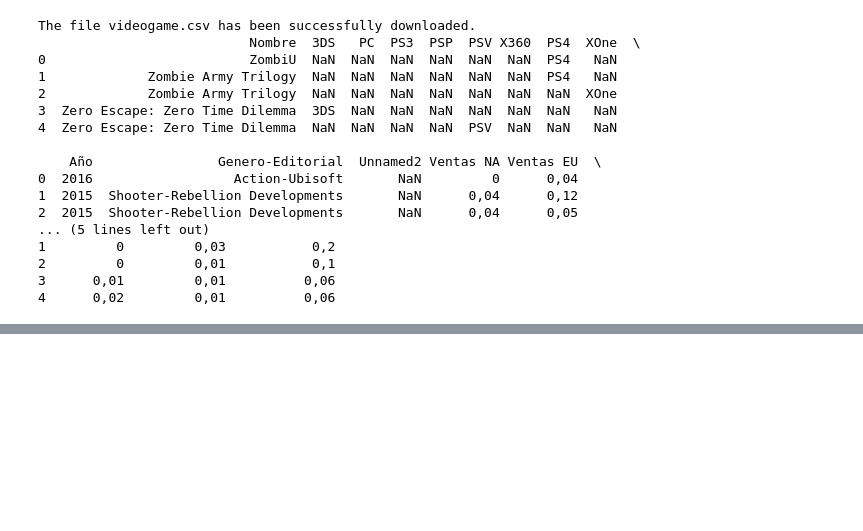
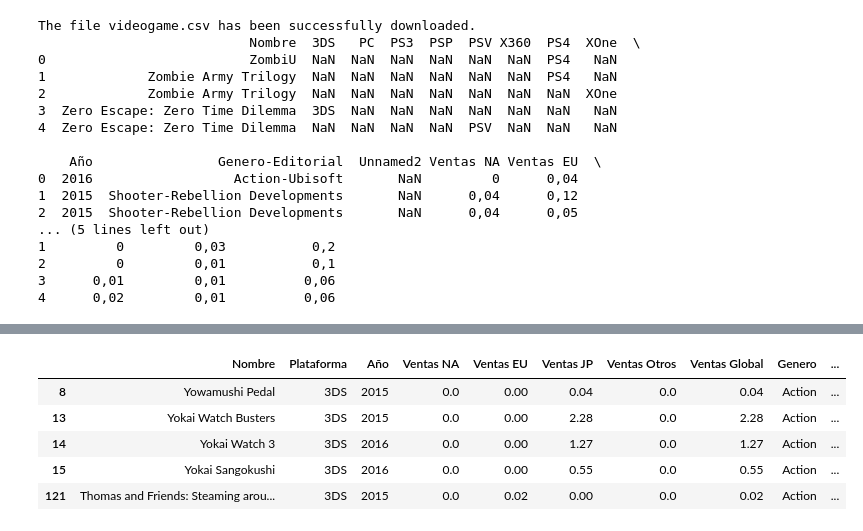
Before and after one commit to Rmella90/TDGlobant, a Jupyter notebook: Process.ipynb, the cells around one changed output, grey strips where cells are left out. Saved outputs shown, nothing was run; the diff lists cells and outputs as text; code cells hidden in the pictures; blank space fills up the shorter version.

```diff
--- a/Process.ipynb
+++ b/Process.ipynb
@@ -61,0 +231,20 @@ The file videogame.csv has been successfully downloaded.
+# %%
+#4 Columns that have prices and numerical values are loaded as objects, not floats.
+df2['Ventas NA'] = df2['Ventas NA'].str.replace(',', '.', regex=True).astype(float)
+df2['Ventas EU'] = df2['Ventas EU'].str.replace(',', '.', regex=True).astype(float)
+df2['Ventas JP'] = df2[ 'Ventas JP'].str.replace(',', '.', regex=True).astype(float)
+df2['Ventas Otros'] = df2['Ventas Otros'].str.replace(',', '.', regex=True).astype(float)
+df2['Ventas Global'] = df2['Ventas Global'].str.replace(',', '.', regex=True).astype(float)
+# %%
+# Groups are generated through SQL in python using the sqlite3 library
+import sqlite3
+
+result = df2.query("Genero == 'Action'")
+result.head()
+# %% [output]
+|  | Nombre | Plataforma | Año | Ventas NA | Ventas EU | Ventas JP | Ventas Otros | Ventas Global | Genero | ... |
+| 8 | Yowamushi Pedal | 3DS | 2015 | 0.0 | 0.00 | 0.04 | 0.0 | 0.04 | Action | ... |
+| 13 | Yokai Watch Busters | 3DS | 2015 | 0.0 | 0.00 | 2.28 | 0.0 | 2.28 | Action | ... |
+| 14 | Yokai Watch 3 | 3DS | 2016 | 0.0 | 0.00 | 1.27 | 0.0 | 1.27 | Action | ... |
+| 15 | Yokai Sangokushi | 3DS | 2016 | 0.0 | 0.00 | 0.55 | 0.0 | 0.55 | Action | ... |
+| 121 | Thomas and Friends: Steaming arou... | 3DS | 2015 | 0.0 | 0.02 | 0.00 | 0.0 | 0.02 | Action | ... |
```
Also changed, not shown: parts of 15 cells of this notebook, 1 other file.
